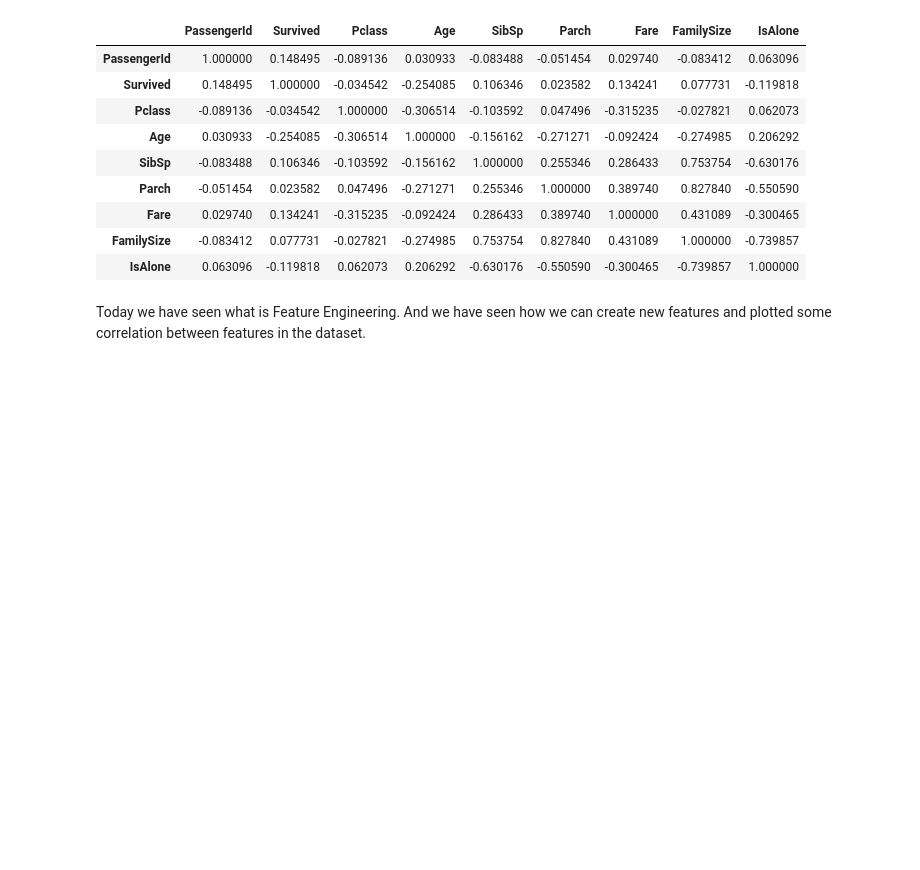
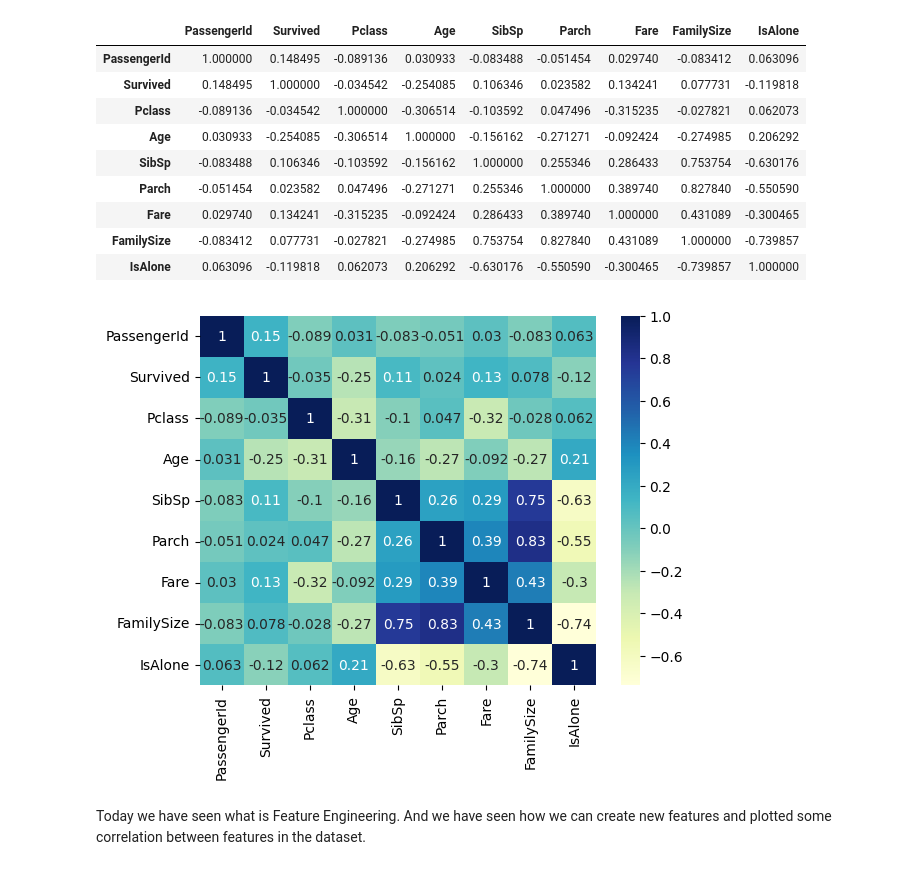
Before and after one commit to IbrokhimovA20/100-Days-of-Machine-Learning, a Jupyter notebook: 6-Day/main.ipynb, the cells around one changed output. Drawn from its saved outputs; the diff is of its cells as text; code cells hidden in the pictures; blank space fills up the shorter version.

```diff
--- a/6-Day/main.ipynb
+++ b/6-Day/main.ipynb
@@ -80,7 +80,8 @@ df
 # %%
 #Now if see the correlation we can see that isAlone feature effects more than Parch or SibSp for example
 #that means we have done good in case of creating new features
-df.corr()
+df_numeric = df.select_dtypes(include=['float64', 'int64'])
+df_numeric.corr()
 # %% [output]
 |  | PassengerId | Survived | Pclass | Age | SibSp | Parch | Fare | FamilySize | IsAlone |
 | PassengerId | 1.000000 | 0.148495 | -0.089136 | 0.030933 | -0.083488 | -0.051454 | 0.029740 | -0.083412 | 0.063096 |
@@ -95,7 +96,9 @@ df.corr()
 # %%
 #Let's make a heatmap which clearly shows the correlation between features in our dataset
 import seaborn as sb
-dataplot = sb.heatmap(df.corr(), cmap="YlGnBu", annot=True)
+dataplot = sb.heatmap(df_numeric.corr(), cmap="YlGnBu", annot=True)
+# %% [output]
+[figure, added]
 # %% [markdown]
 Today we have seen what is Feature Engineering. And we have seen how we can create new features and plotted some correlation between features
 in the dataset.
```
